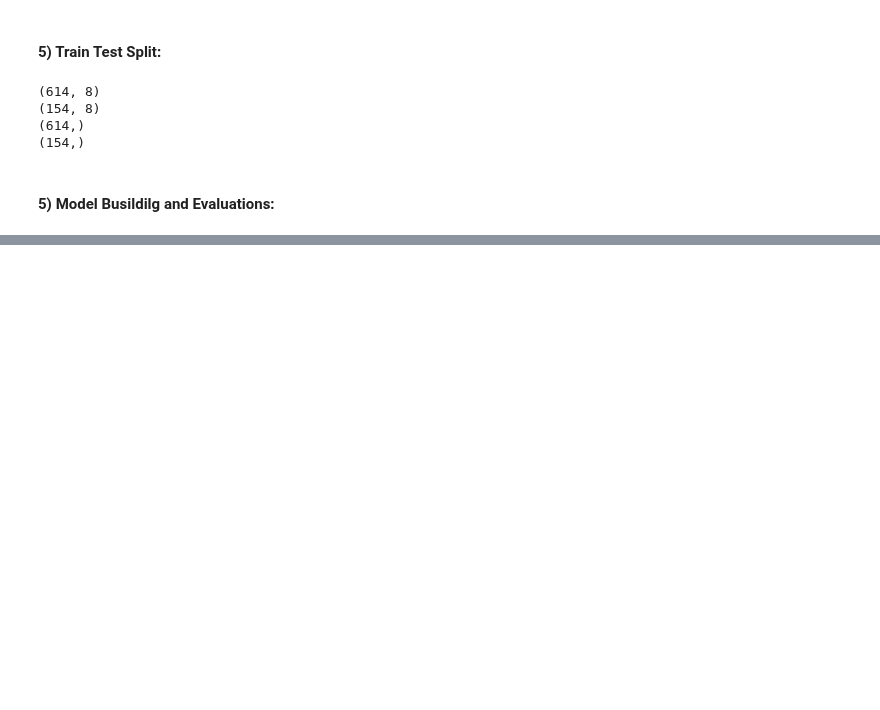
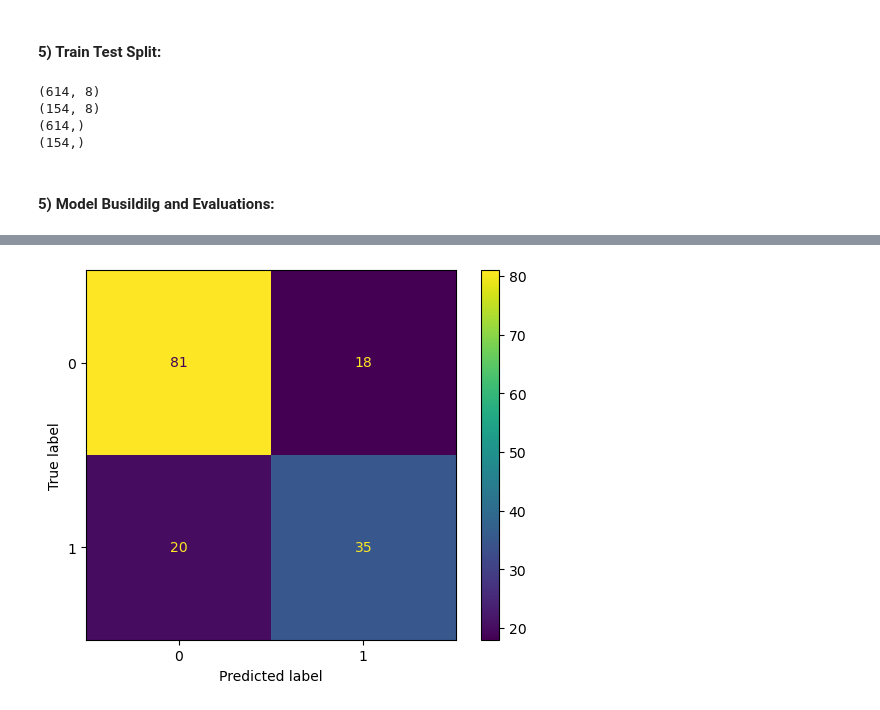
Before and after one commit to Shailya777/Learning-Logs, a Jupyter notebook: Machine_Learning/08_Bagging_and_Boosting/04_Practice_Project1(Pima Indian Diabetes Data).ipynb, the cells around one changed output, grey strips where cells are left out. Saved outputs shown, nothing was run; the diff lists cells and outputs as text; code cells hidden in the pictures; blank space fills up the shorter version.

Commit message:
Model evaluation

```diff
--- a/Machine_Learning/08_Bagging_and_Boosting/04_Practice_Project1(Pima Indian Diabetes Data).ipynb
+++ b/Machine_Learning/08_Bagging_and_Boosting/04_Practice_Project1(Pima Indian Diabetes Data).ipynb
@@ -405,8 +502,7 @@ model_config = {
     'AdaBoost': (
         AdaBoostClassifier(random_state= 42),
         {'clf__n_estimators': [50, 100, 500],
-        'clf__learning_rate': [0.01, 0.1, 0.2, 0.3, 0.5],
-        'clf__max_depth': [3, 5]}
+        'clf__learning_rate': [0.01, 0.1, 0.2, 0.3, 0.5]}
     ),
 
     'GradientBoost': (
@@ -417,24 +513,17 @@ model_config = {
     ),
 
     'XGBoost': (
-        XGBClassifier(random_state=42, use_label_encoder=False, eval_metric='logloss'),
+        XGBClassifier(random_state=42, eval_metric='logloss'),
         {'clf__n_estimators': [50, 100, 500],
          'clf__learning_rate': [0.01, 0.1, 0.2, 0.3, 0.5],
          'clf__max_depth': [3, 5]}
     ),
 
     'LightGBM': (
-        LGBMClassifier(random_state= 42),
+        LGBMClassifier(random_state= 42, n_jobs= 1, verbose= -1),
         {'clf__n_estimators': [50, 100, 500],
         'clf__learning_rate': [0.01, 0.1, 0.2, 0.3, 0.5],
         'clf__num_leaves': [31, 50]}
-    ),
-
-    'CatBoost': (
-        CatBoostClassifier(random_state= 42),
-        {'clf__iterations': [50, 100, 500],
-         'clf__learning_rate': [0.01, 0.1, 1, 10, 50, 100],
-         'clf__depth': [4, 6]}
     )
 }
 # %%
@@ -504,0 +586,5 @@ ValueError: Input X contains infinity or a value too large for dtype('float64').
+# %%
+# Model Results:
+
+result_df = pd.DataFrame(result_list).sort_values(by= 'Best CV Score', ascending= False)
+result_df
@@ -504,0 +602,5 @@ ValueError: Input X contains infinity or a value too large for dtype('float64').
+# %%
+best_model_name = result_df.iloc[0]['Model']
+best_model = best_models[best_model_name]
+
+print(best_model)
@@ -504,0 +625,13 @@ ValueError: Input X contains infinity or a value too large for dtype('float64').
+# %%
+# Predictions on Test Data using Best Model:
+
+y_pred = best_model.predict(X_test)
+# %%
+# Confusion Matrix:
+
+cm = confusion_matrix(y_test, y_pred)
+disp = ConfusionMatrixDisplay(cm, display_labels= best_model.classes_)
+disp.plot()
+plt.show()
+# %% [output]
+[figure, added]
```
Also changed, not shown: parts of 22 cells of this notebook.
